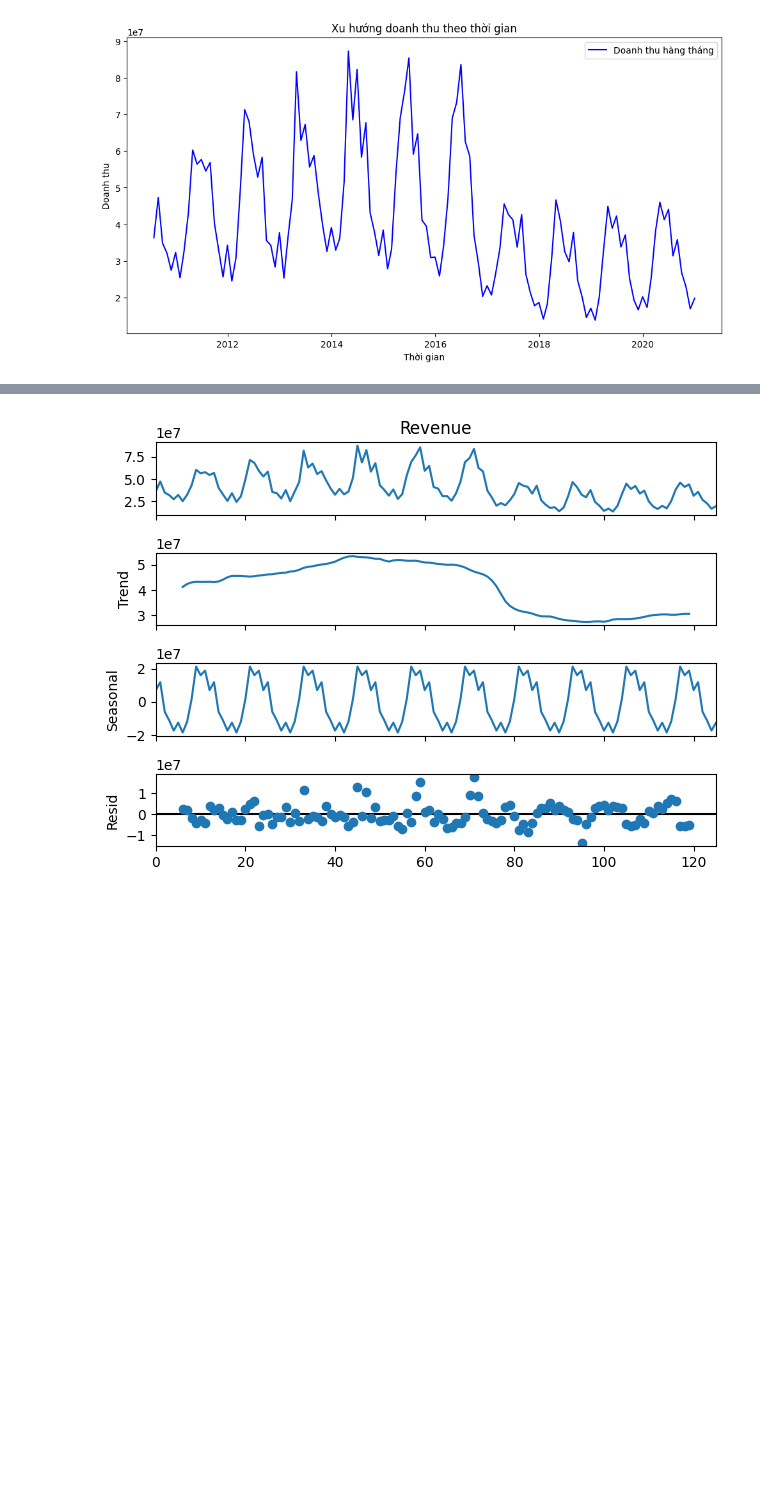
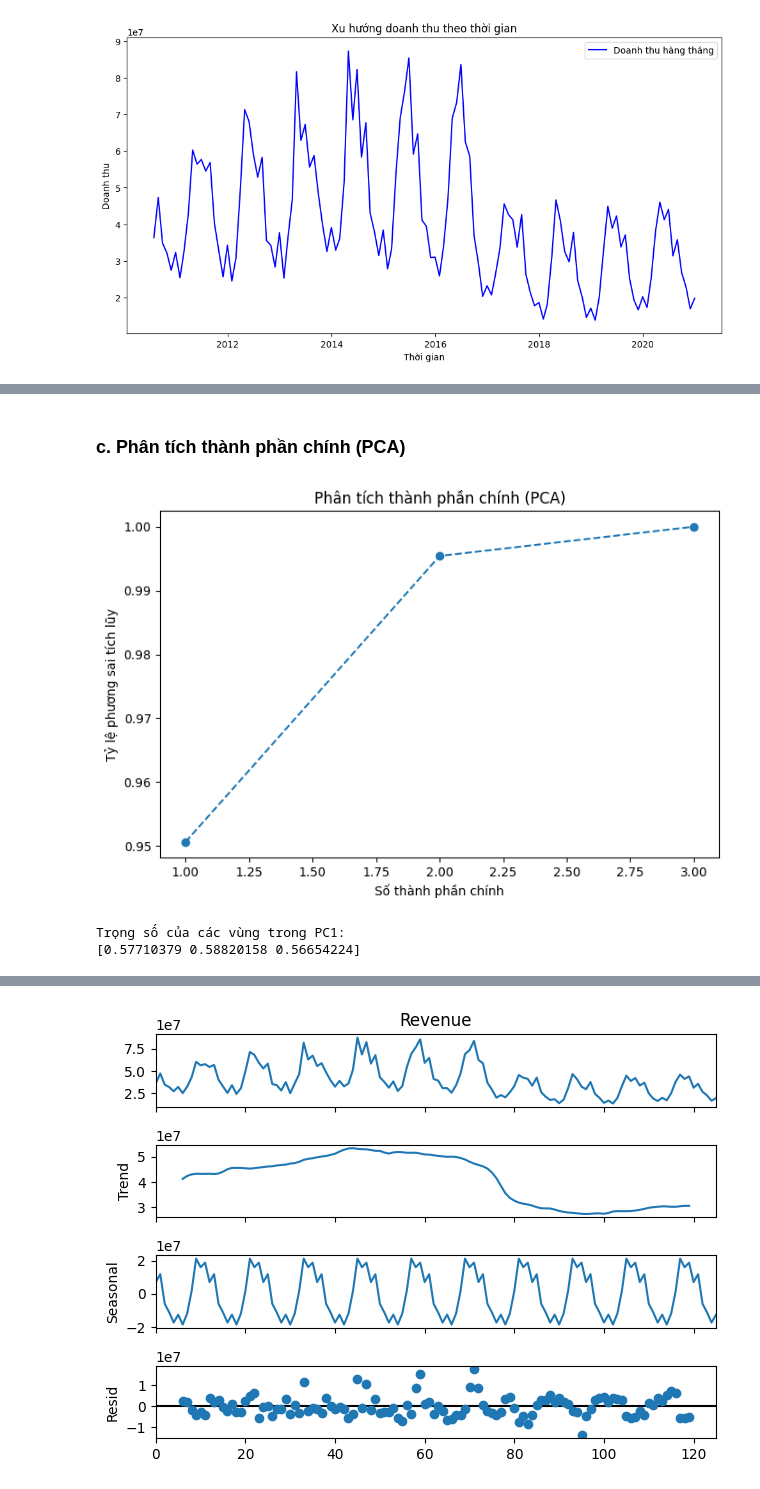
Before and after one commit to HaiAu2501/Try-Some-Models, a Jupyter notebook: source/3.ipynb, the cells around one changed output, grey strips where cells are left out. Saved outputs shown, nothing was run; the diff lists cells and outputs as text; code cells hidden in the pictures; blank space fills up the shorter version.

```diff
--- a/source/3.ipynb
+++ b/source/3.ipynb
@@ -55,0 +128,27 @@ plt.show()
+# %% [markdown]
+### c. Phân tích thành phần chính (PCA)
+# %%
+from sklearn.decomposition import PCA
+
+# Chuẩn hóa dữ liệu
+df_pivot_norm = (df_pivot - df_pivot.mean()) / df_pivot.std()
+
+# Áp dụng PCA
+pca = PCA(n_components=3)
+pca.fit(df_pivot_norm.dropna())
+
+# Vẽ biểu đồ tỷ lệ phương sai tích lũy
+plt.figure(figsize=(8,5))
+plt.plot(range(1, 4), pca.explained_variance_ratio_.cumsum(), marker='o', linestyle='--')
+plt.xlabel("Số thành phần chính")
+plt.ylabel("Tỷ lệ phương sai tích lũy")
+plt.title("Phân tích thành phần chính (PCA)")
+plt.show()
+
+# Hiển thị trọng số của mỗi vùng trong thành phần chính đầu tiên
+print("Trọng số của các vùng trong PC1:")
+print(pca.components_[0])
+# %% [output]
+[figure, added]
+Trọng số của các vùng trong PC1:
+[0.57710379 0.58820158 0.56654224]
```
Also changed, not shown: parts of 34 cells of this notebook.
